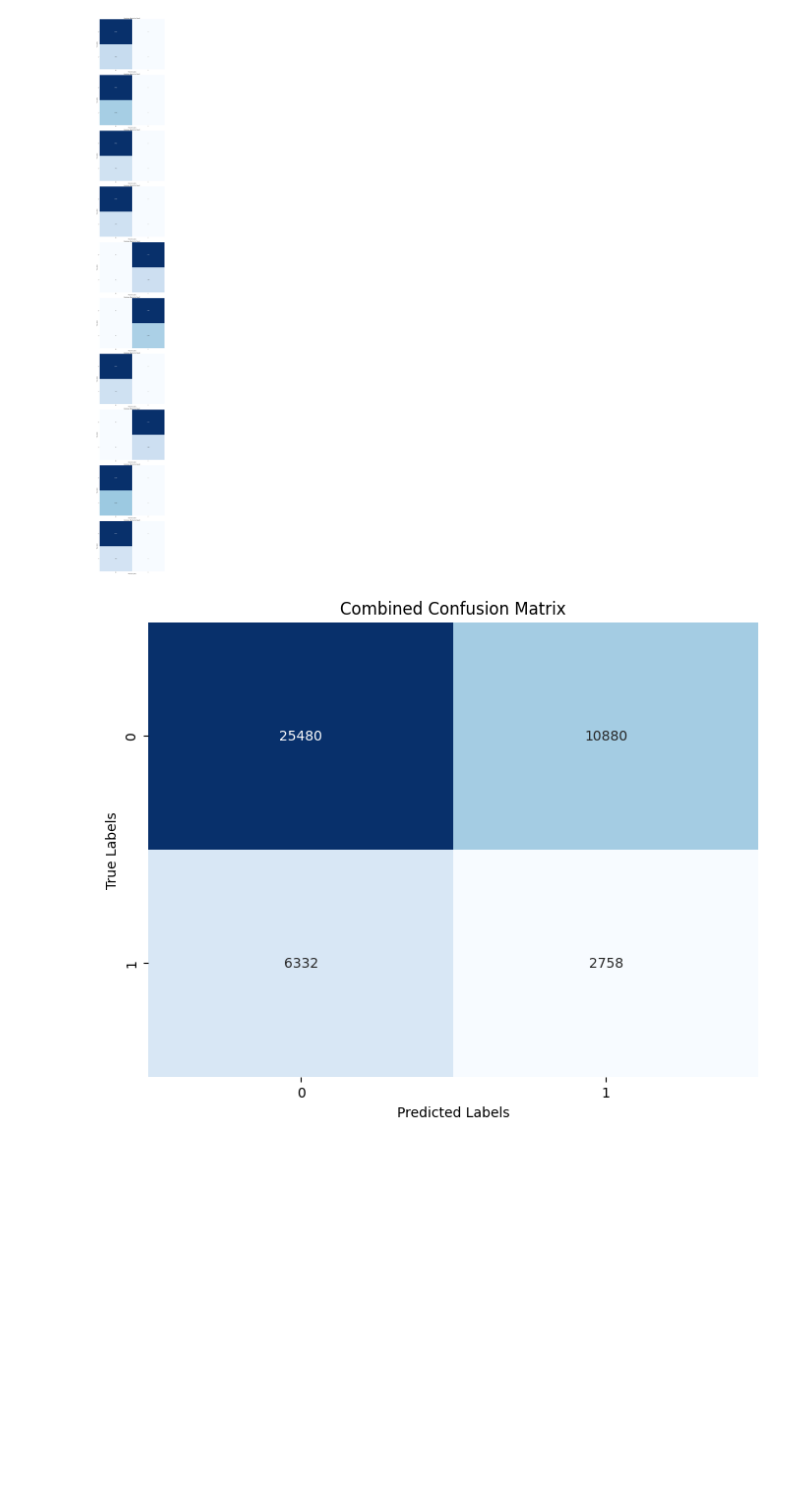
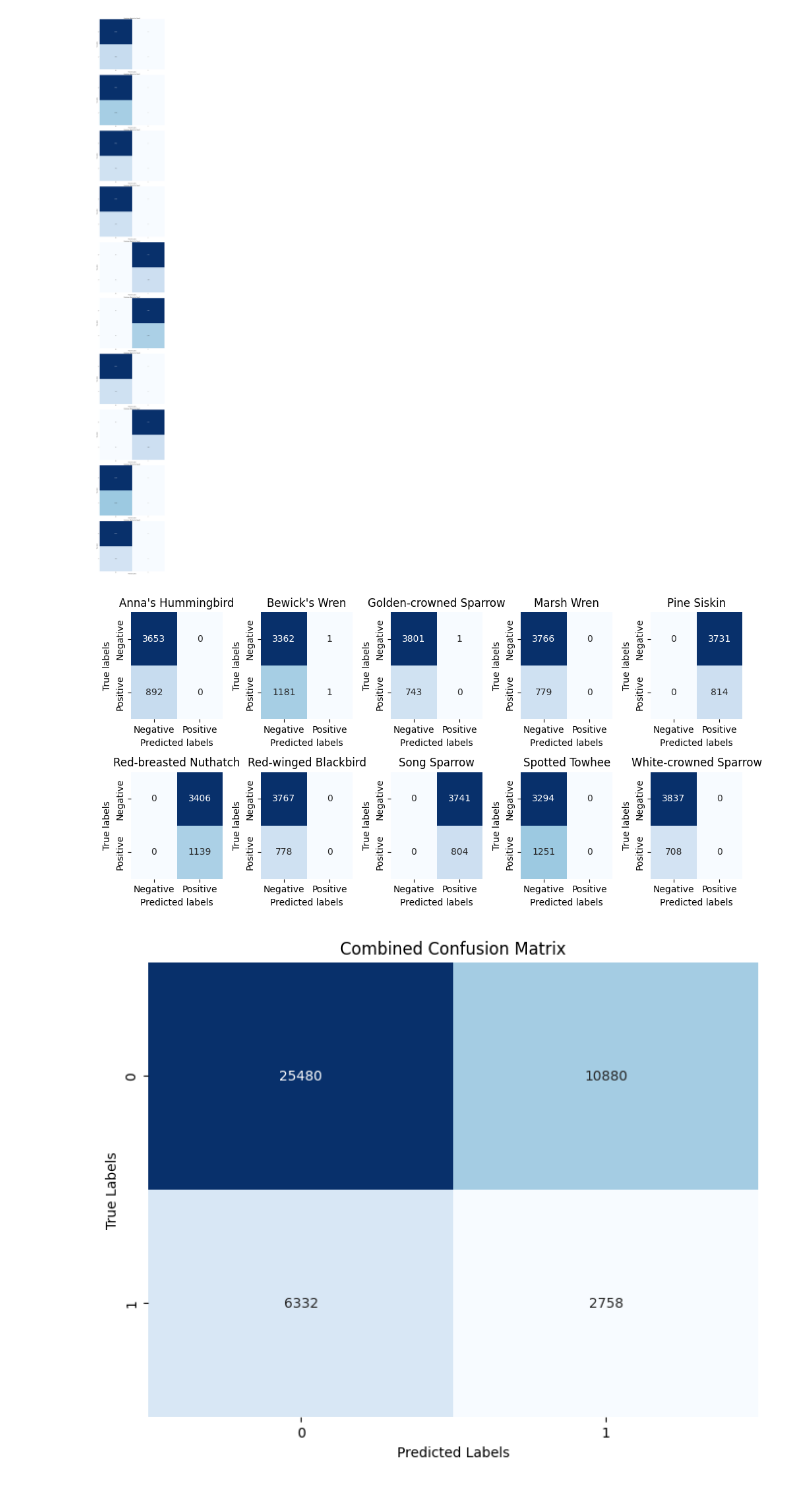
Before and after one commit to amy727/csc413-project, a Jupyter notebook: audio_transformer.ipynb, the cells around one changed output. Cells and saved outputs as stored; diff of their text form; code cells hidden in the pictures; blank space fills up the shorter version.

Commit message:
updated transformer code w confusion matrices

```diff
--- a/audio_transformer.ipynb
+++ b/audio_transformer.ipynb
@@ -374,6 +374,39 @@ plt.tight_layout()
 plt.show()
 # %% [output]
 [figure]
+# %%
+labels = {
+    "Anna's Hummingbird": [[3653, 0], [892, 0]],
+    "Bewick's Wren": [[3362, 1], [1181, 1]],
+    'Golden-crowned Sparrow': [[3801, 1], [743, 0]],
+    'Marsh Wren': [[3766, 0], [779, 0]],
+    'Pine Siskin': [[0, 3731], [0, 814]],
+    'Red-breasted Nuthatch': [[0, 3406], [0, 1139]],
+    'Red-winged Blackbird': [[3767, 0], [778, 0]],
+    'Song Sparrow': [[0, 3741], [0, 804]],
+    'Spotted Towhee': [[3294, 0], [1251, 0]],
+    'White-crowned Sparrow': [[3837, 0], [708, 0]]
+}
+
+# Setting up the figure and axes again for confusion matrices
+fig, axs = plt.subplots(2, 5, figsize=(10, 5))
+axs = axs.flatten()  # Flatten the grid into a list for easier access
+
+# Plot each confusion matrix again
+for i, (bird, matrix) in enumerate(labels.items()):
+    sns.heatmap(matrix, annot=True, fmt='d', cmap='Blues', ax=axs[i], cbar=False)
+    axs[i].set_title(f'{bird}')
+    axs[i].set_xlabel('Predicted labels')
+    axs[i].set_ylabel('True labels')
+    axs[i].set_xticklabels(['Negative', 'Positive'])
+    axs[i].set_yticklabels(['Negative', 'Positive'])
+
+# Adjust layout to prevent overlap
+plt.tight_layout()
+plt.savefig('/content/dcnn_cm.pdf', format='pdf', dpi=600)
+plt.show()
+# %% [output]
+[figure, added]
 # %%
 # summing the confusion matrices along the first axis
 combined_conf_matrix = np.sum(multilabel_conf_matrix, axis=0)
```
Also changed, not shown: parts of 2 cells of this notebook.
